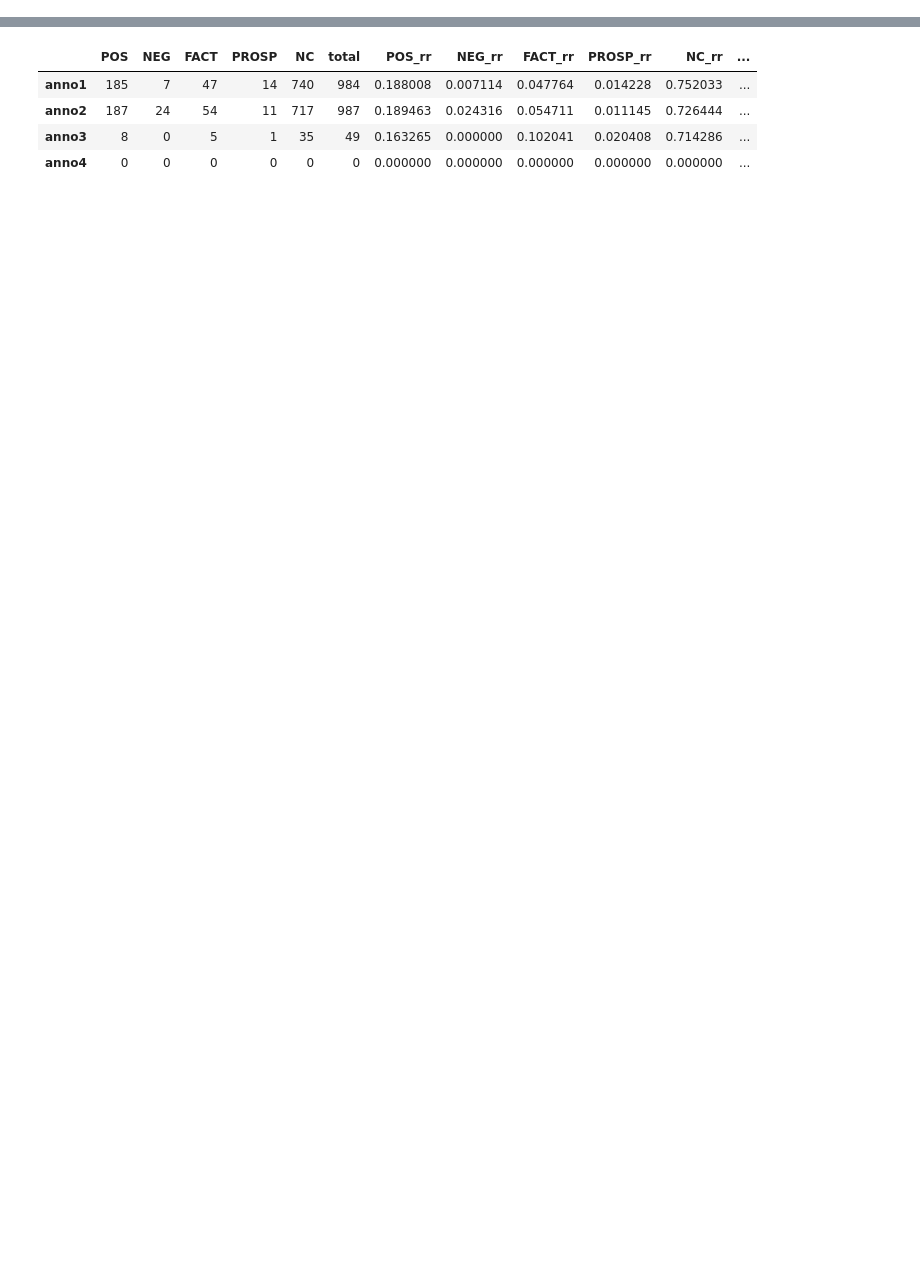
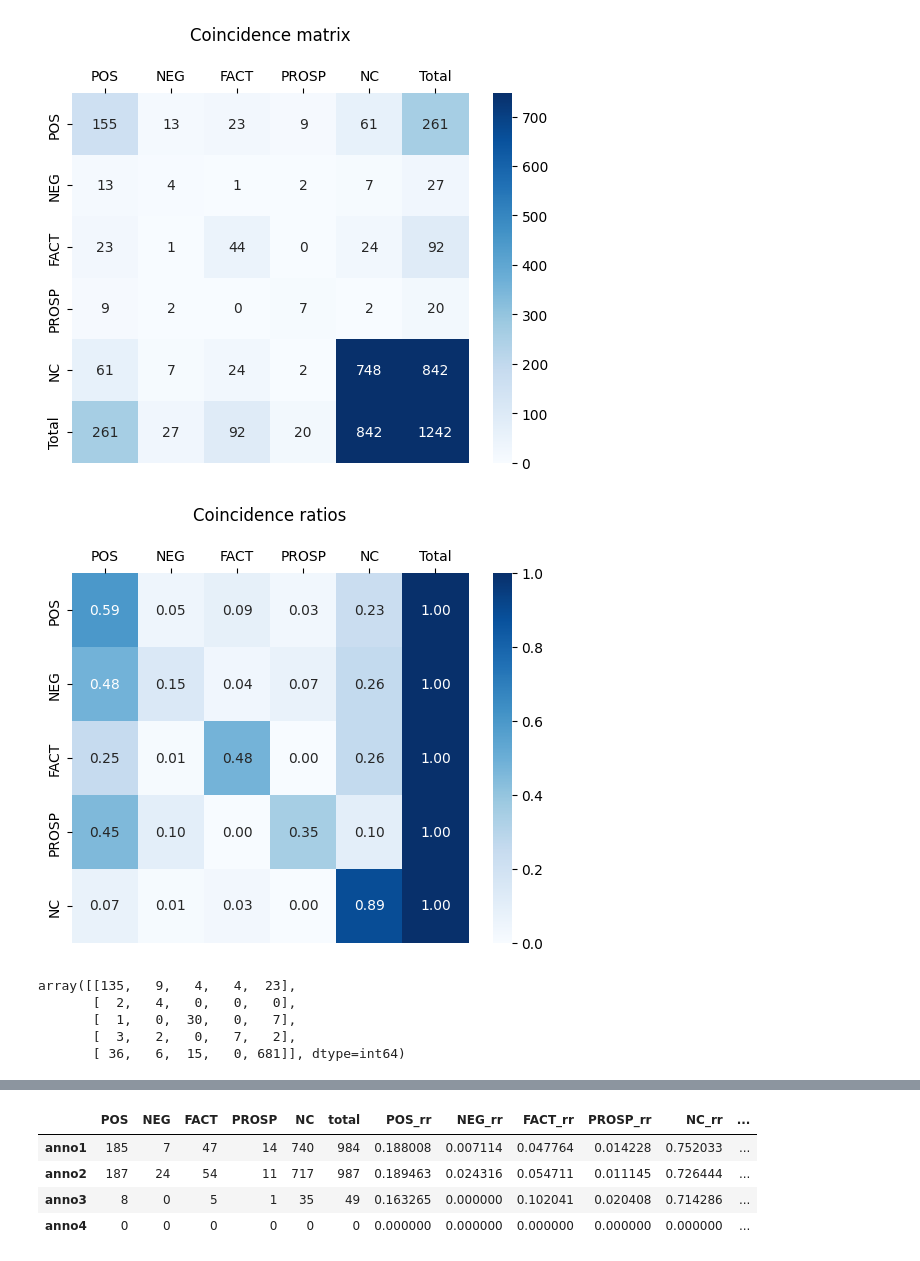
Before and after one commit to ClementineBleuze/claims-in-NLP, a Jupyter notebook: claims-annotation/annotation-processing.ipynb, the cells around one changed output, grey strips where cells are left out. Saved outputs shown, nothing was run; the diff lists cells and outputs as text; code cells hidden in the pictures; blank space fills up the shorter version.

Commit message:
implement new ia metrics

```diff
--- a/claims-annotation/annotation-processing.ipynb
+++ b/claims-annotation/annotation-processing.ipynb
@@ -37,0 +88,16 @@ aset.iaa_scores
+# %%
+anno_pairs = aset.compute_coincidences(split_multi_labels = True)
+AnnotationSet.plot_coincidence_matrices(anno_pairs, task.multi_labels)
+# %% [output]
+[figure, added]
+[figure, added]
+# %%
+aset.compute_ia_confusion_matrices()
+cm = aset.ia_metrics["confusion_matrices"][0][1]
+cm
+# %% [output]
+array([[135,   9,   4,   4,  23],
+       [  2,   4,   0,   0,   0],
+       [  1,   0,  30,   0,   7],
+       [  3,   2,   0,   7,   2],
+       [ 36,   6,  15,   0, 681]], dtype=int64)
```
Also changed, not shown: parts of 15 cells of this notebook, 1 other file.
